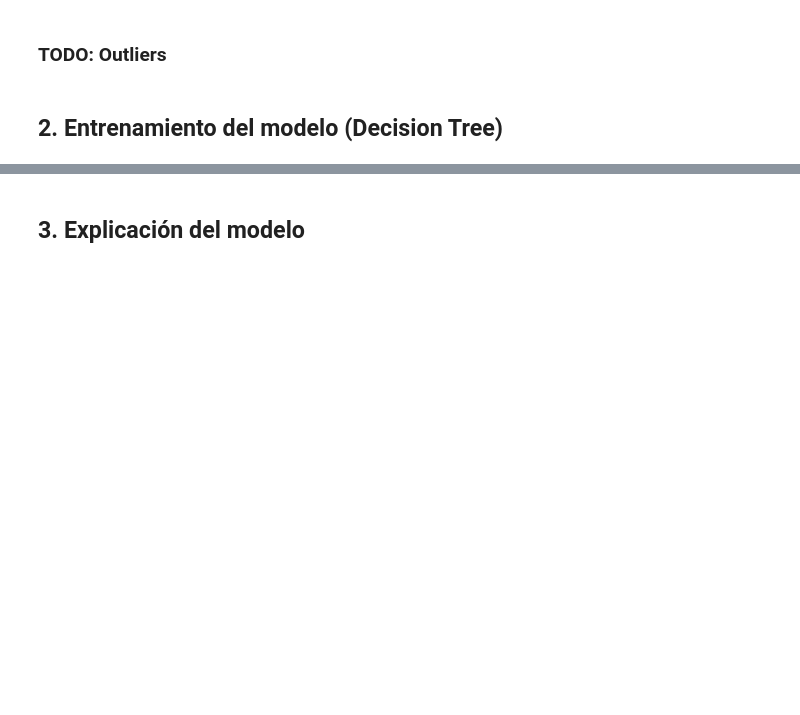
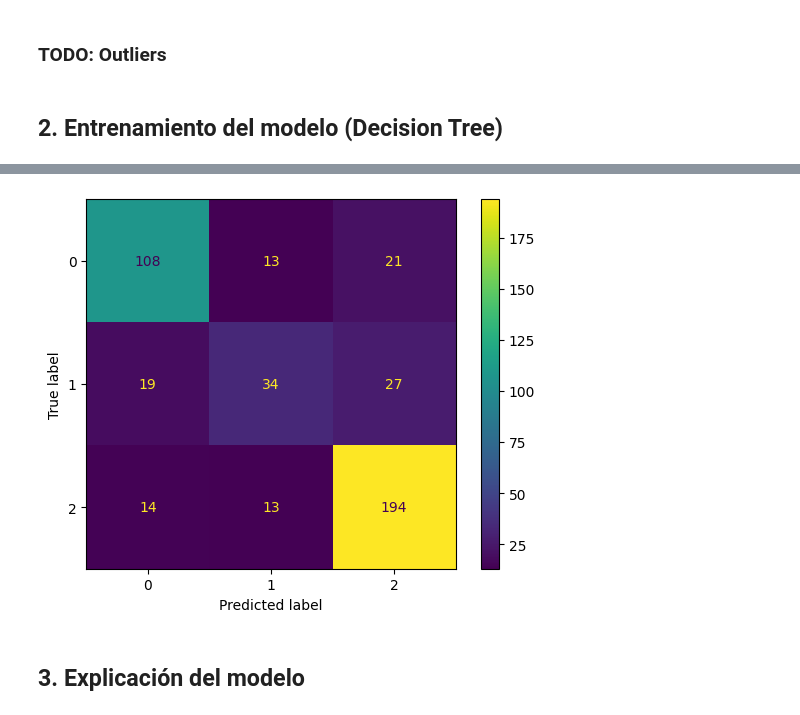
Before and after one commit to JMGO-coding/MLX_academic_performance, a Jupyter notebook: src/eda.ipynb, the cells around one changed output, grey strips where cells are left out. Cells and saved outputs as stored; diff of their text form; code cells hidden in the pictures; blank space fills up the shorter version.

Commit message:
DT sin seleccion. Falta plotear con supertree

```diff
--- a/src/eda.ipynb
+++ b/src/eda.ipynb
@@ -500,10 +493,3 @@ test_size = 0.1
 X_train, X_test, y_train, y_test = train_test_split(X, y, test_size=test_size, stratify=y, random_state=SEED)
 # %% [markdown]
 ### TODO: Selección de características
-# %%
-selection = False
-
-if selection:
-  # Selección de características para la etiqueta actual
-  selector = SelectKBest(f_classif, k='all')
-  selector.fit(X, y['Target'])
@@ -510,30 +523,12 @@ if selection:
 # %% [markdown]
 ### TODO: Outliers
-# %%
-outliers = False
-
-if outliers:
-  # Creamos un DataFrame con las puntuaciones promediadas
-  features_df = pd.DataFrame({
-      "Feature": X.columns,
-      "Score": selector.scores_
-  }).sort_values(by="Score", ascending=False)
-
-  print(features_df)
-
-  # Filtramos por umbral
-  threshold = 5  # Puntuación mínima aceptable
-  selected_features = features_df[features_df["Score"] > threshold]["Feature"]
-
-  # Creamos nuevos conjuntos de datos con las características seleccionadas
-  X_train = X_train[selected_features]
-  X_test = X_test[selected_features]
 # %% [markdown]
 ## 2. Entrenamiento del modelo (Decision Tree)
 # %%
 # Preprocesamiento por tipo de variable
 preprocessor = ColumnTransformer(transformers=[
     ('cat', OneHotEncoder(handle_unknown='ignore'), categorical_features),
+    ('scaler', FunctionTransformer(lambda x: x), numerical_features),
     ('binary', FunctionTransformer(lambda x: x if x.ndim > 1 else x[:, None]), binary_features)
 ])
 
@@ -575,3 +580,11 @@ You can try to debug the error by setting error_score='raise'.
+# %%
+# Matriz de confusión
+cm = confusion_matrix(y_test, y_pred)
+disp = ConfusionMatrixDisplay(confusion_matrix=cm, display_labels=best_model.classes_)
+disp.plot()
+plt.show()
+# %% [output]
+[figure, added]
 # %% [markdown]
 ## 3. Explicación del modelo
 # %% [markdown]
```
Also changed, not shown: parts of 21 cells of this notebook.
